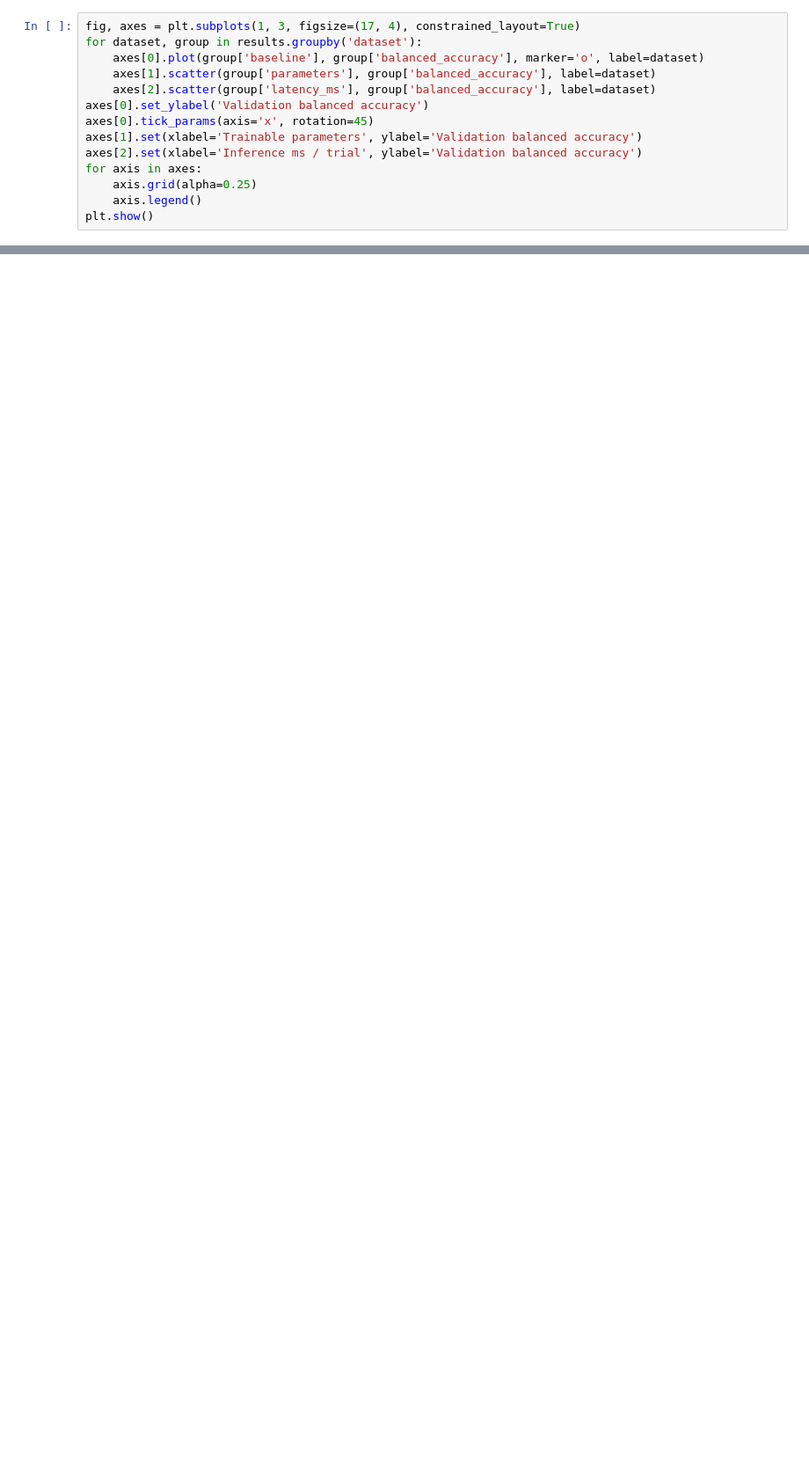
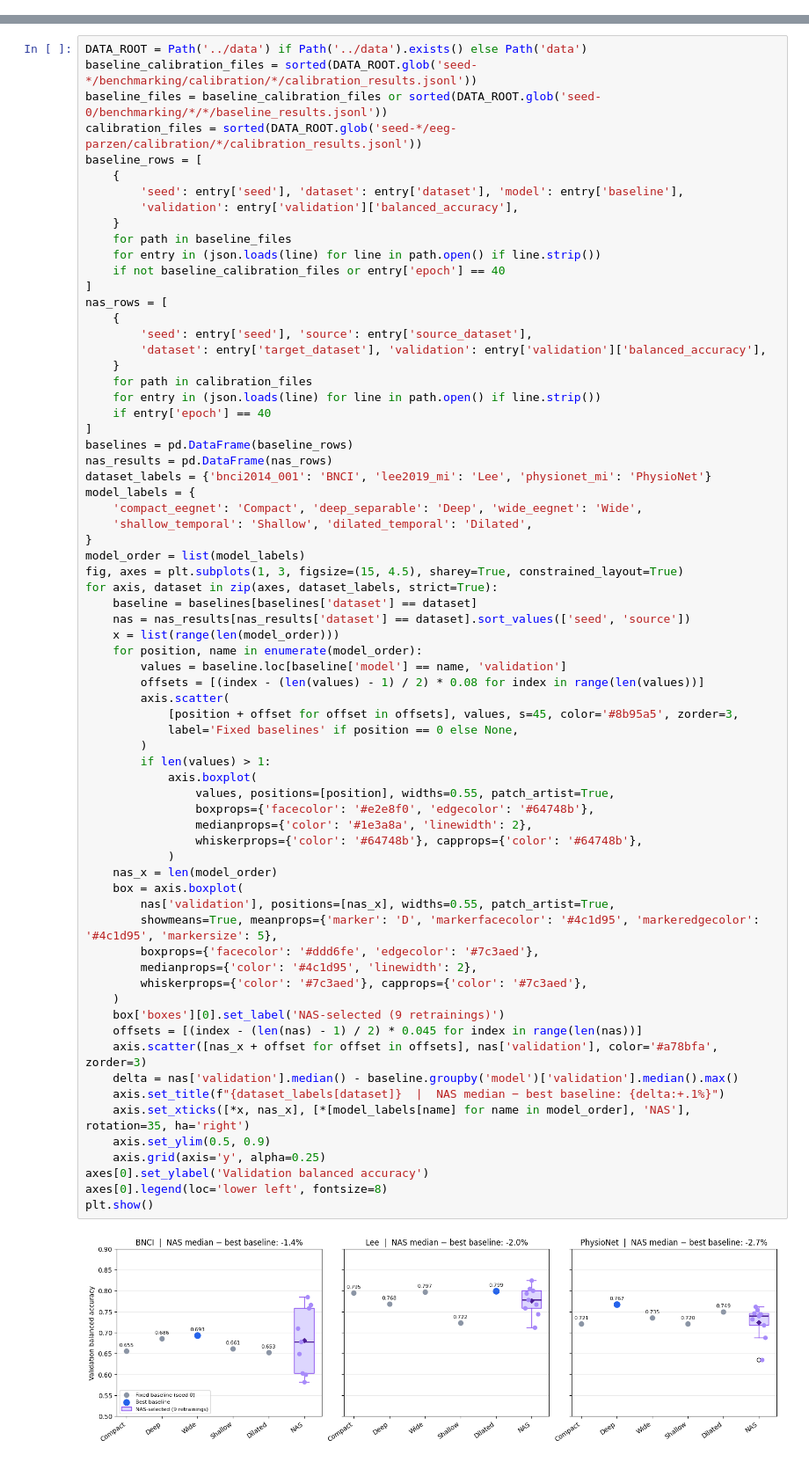
Before and after one commit to zzayah/SBL-Quant-LRD-EEG-Optimization, a Jupyter notebook: benchmarking/figures.ipynb, the cells around one changed output, grey strips where cells are left out. Shown at 88% size. Drawn from its saved outputs; the diff is of its cells as text; blank space fills up the shorter version.

Commit message:
feat: calibration for baseline arch

```diff
--- a/benchmarking/figures.ipynb
+++ b/benchmarking/figures.ipynb
@@ -34,14 +10,0 @@ results
-# %%
-fig, axes = plt.subplots(1, 3, figsize=(17, 4), constrained_layout=True)
-for dataset, group in results.groupby('dataset'):
-    axes[0].plot(group['baseline'], group['balanced_accuracy'], marker='o', label=dataset)
-    axes[1].scatter(group['parameters'], group['balanced_accuracy'], label=dataset)
-    axes[2].scatter(group['latency_ms'], group['balanced_accuracy'], label=dataset)
-axes[0].set_ylabel('Validation balanced accuracy')
-axes[0].tick_params(axis='x', rotation=45)
-axes[1].set(xlabel='Trainable parameters', ylabel='Validation balanced accuracy')
-axes[2].set(xlabel='Inference ms / trial', ylabel='Validation balanced accuracy')
-for axis in axes:
-    axis.grid(alpha=0.25)
-    axis.legend()
-plt.show()
@@ -54,0 +13,71 @@ metric_table
+# %%
+DATA_ROOT = Path('../data') if Path('../data').exists() else Path('data')
+baseline_calibration_files = sorted(DATA_ROOT.glob('seed-*/benchmarking/calibration/*/calibration_results.jsonl'))
+baseline_files = baseline_calibration_files or sorted(DATA_ROOT.glob('seed-0/benchmarking/*/*/baseline_results.jsonl'))
+calibration_files = sorted(DATA_ROOT.glob('seed-*/eeg-parzen/calibration/*/calibration_results.jsonl'))
+baseline_rows = [
+    {
+        'seed': entry['seed'], 'dataset': entry['dataset'], 'model': entry['baseline'],
+        'validation': entry['validation']['balanced_accuracy'],
+    }
+    for path in baseline_files
+    for entry in (json.loads(line) for line in path.open() if line.strip())
+    if not baseline_calibration_files or entry['epoch'] == 40
+]
+nas_rows = [
+    {
+        'seed': entry['seed'], 'source': entry['source_dataset'],
+        'dataset': entry['target_dataset'], 'validation': entry['validation']['balanced_accuracy'],
+    }
+    for path in calibration_files
+    for entry in (json.loads(line) for line in path.open() if line.strip())
+    if entry['epoch'] == 40
+]
+baselines = pd.DataFrame(baseline_rows)
+nas_results = pd.DataFrame(nas_rows)
+dataset_labels = {'bnci2014_001': 'BNCI', 'lee2019_mi': 'Lee', 'physionet_mi': 'PhysioNet'}
+model_labels = {
+    'compact_eegnet': 'Compact', 'deep_separable': 'Deep', 'wide_eegnet': 'Wide',
+    'shallow_temporal': 'Shallow', 'dilated_temporal': 'Dilated',
+}
+model_order = list(model_labels)
+fig, axes = plt.subplots(1, 3, figsize=(15, 4.5), sharey=True, constrained_layout=True)
+for axis, dataset in zip(axes, dataset_labels, strict=True):
+    baseline = baselines[baselines['dataset'] == dataset]
+    nas = nas_results[nas_results['dataset'] == dataset].sort_values(['seed', 'source'])
+    x = list(range(len(model_order)))
+    for position, name in enumerate(model_order):
+        values = baseline.loc[baseline['model'] == name, 'validation']
+        offsets = [(index - (len(values) - 1) / 2) * 0.08 for index in range(len(values))]
+        axis.scatter(
+            [position + offset for offset in offsets], values, s=45, color='#8b95a5', zorder=3,
+            label='Fixed baselines' if position == 0 else None,
+        )
+        if len(values) > 1:
+            axis.boxplot(
+                values, positions=[position], widths=0.55, patch_artist=True,
+                boxprops={'facecolor': '#e2e8f0', 'edgecolor': '#64748b'},
+                medianprops={'color': '#1e3a8a', 'linewidth': 2},
+                whiskerprops={'color': '#64748b'}, capprops={'color': '#64748b'},
+            )
+    nas_x = len(model_order)
+    box = axis.boxplot(
+        nas['validation'], positions=[nas_x], widths=0.55, patch_artist=True,
+        showmeans=True, meanprops={'marker': 'D', 'markerfacecolor': '#4c1d95', 'markeredgecolor': '#4c1d95', 'markersize': 5},
+        boxprops={'facecolor': '#ddd6fe', 'edgecolor': '#7c3aed'},
+        medianprops={'color': '#4c1d95', 'linewidth': 2},
+        whiskerprops={'color': '#7c3aed'}, capprops={'color': '#7c3aed'},
+    )
+    box['boxes'][0].set_label('NAS-selected (9 retrainings)')
+    offsets = [(index - (len(nas) - 1) / 2) * 0.045 for index in range(len(nas))]
+    axis.scatter([nas_x + offset for offset in offsets], nas['validation'], color='#a78bfa', zorder=3)
+    delta = nas['validation'].median() - baseline.groupby('model')['validation'].median().max()
+    axis.set_title(f"{dataset_labels[dataset]}  |  NAS median − best baseline: {delta:+.1%}")
+    axis.set_xticks([*x, nas_x], [*[model_labels[name] for name in model_order], 'NAS'], rotation=35, ha='right')
+    axis.set_ylim(0.5, 0.9)
+    axis.grid(axis='y', alpha=0.25)
+axes[0].set_ylabel('Validation balanced accuracy')
+axes[0].legend(loc='lower left', fontsize=8)
+plt.show()
+# %% [output]
+[figure, added]
```
Also changed, not shown: parts of 7 cells of this notebook, 12 other files.
